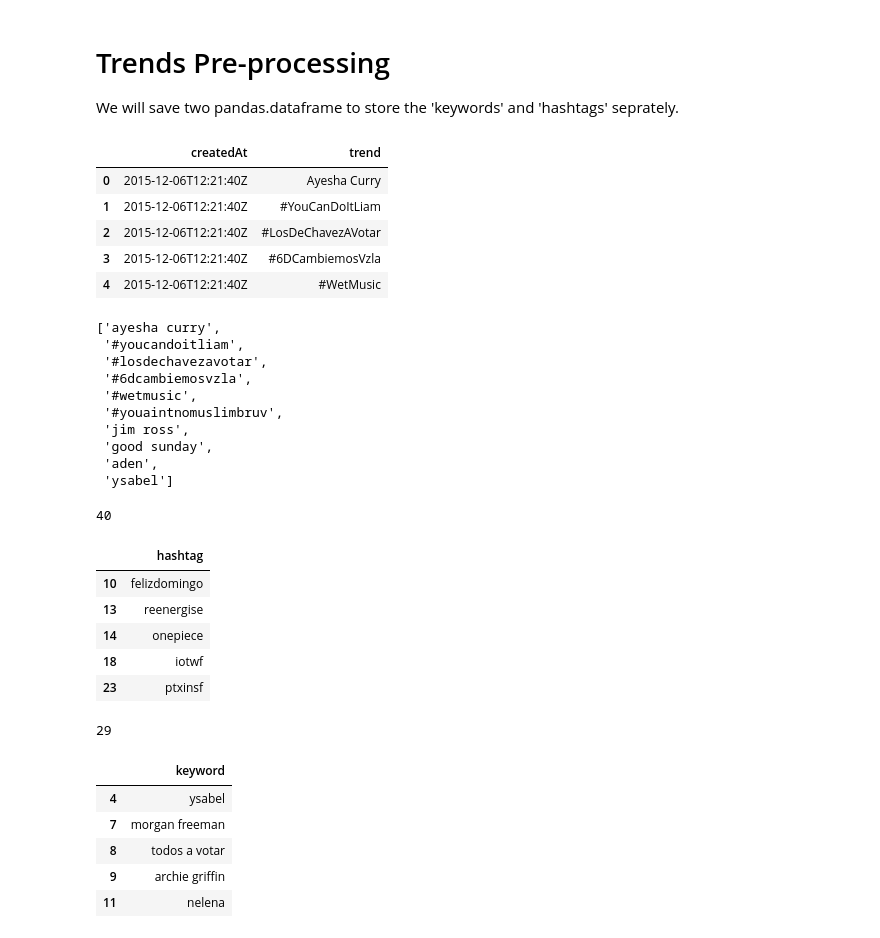
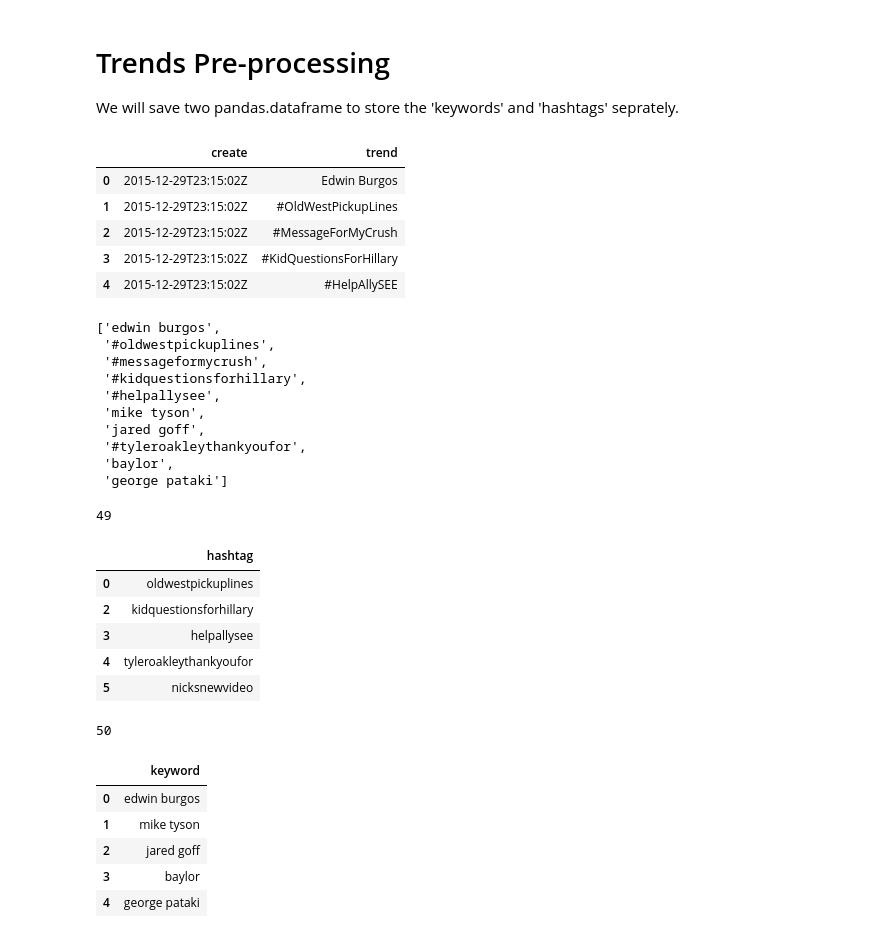
Before and after one commit to mydu/IIR, a Jupyter notebook: TwitterDataCleaning.ipynb, the cells around one changed output. Cells and saved outputs as stored; diff of their text form; code cells hidden in the pictures.

```diff
--- a/TwitterDataCleaning.ipynb
+++ b/TwitterDataCleaning.ipynb
@@ -106,54 +106,54 @@ TwitterData_cleaned[0:10]
 
 We will save two pandas.dataframe to store the 'keywords' and 'hashtags' seprately.
 # %%
-Trends = pd.read_csv("rawdata/trends/1206/Trends1206.csv",sep = ",", header = 0)
+Trends = pd.read_csv("rawdata/trends/1230/Trends1230.csv",sep = ",", header = 0)
 
 Trends.head()
 # %% [output]
-|  | createdAt | trend |
-| 0 | 2015-12-06T12:21:40Z | Ayesha Curry |
-| 1 | 2015-12-06T12:21:40Z | #YouCanDoItLiam |
-| 2 | 2015-12-06T12:21:40Z | #LosDeChavezAVotar |
-| 3 | 2015-12-06T12:21:40Z | #6DCambiemosVzla |
-| 4 | 2015-12-06T12:21:40Z | #WetMusic |
+|  | create | trend |
+| 0 | 2015-12-29T23:15:02Z | Edwin Burgos |
+| 1 | 2015-12-29T23:15:02Z | #OldWestPickupLines |
+| 2 | 2015-12-29T23:15:02Z | #MessageForMyCrush |
+| 3 | 2015-12-29T23:15:02Z | #KidQuestionsForHillary |
+| 4 | 2015-12-29T23:15:02Z | #HelpAllySEE |
 # %%
 ListTrends =[str(hashtag).lower() for hashtag in Trends.trend.values]
 ListTrends[0:10]
 # %% [output]
-['ayesha curry',
- '#youcandoitliam',
- '#losdechavezavotar',
- '#6dcambiemosvzla',
- '#wetmusic',
- '#youaintnomuslimbruv',
- 'jim ross',
- 'good sunday',
- 'aden',
- 'ysabel']
+['edwin burgos',
+ '#oldwestpickuplines',
+ '#messageformycrush',
+ '#kidquestionsforhillary',
+ '#helpallysee',
+ 'mike tyson',
+ 'jared goff',
+ '#tyleroakleythankyoufor',
+ 'baylor',
+ 'george pataki']
 # %%
 Hashtags_cleaned = pd.DataFrame({"hashtag": [word[1:] for word in ListTrends if "#" in word]})
 Hashtags_cleaned = Hashtags_cleaned.drop_duplicates(subset='hashtag',keep='last')
 print len(Hashtags_cleaned)
 Hashtags_cleaned.head()
 # %% [output]
-40
+49
 |  | hashtag |
-| 10 | felizdomingo |
-| 13 | reenergise |
-| 14 | onepiece |
-| 18 | iotwf |
-| 23 | ptxinsf |
+| 0 | oldwestpickuplines |
+| 2 | kidquestionsforhillary |
+| 3 | helpallysee |
+| 4 | tyleroakleythankyoufor |
+| 5 | nicksnewvideo |
 # %%
 Keywords_cleaned = pd.DataFrame({"keyword": [word for word in ListTrends if "#" not in word]})
 Keywords_cleaned = Keywords_cleaned.drop_duplicates(subset='keyword',keep='last')
 print len(Keywords_cleaned)
 Keywords_cleaned.head()
 # %% [output]
-29
+50
 |  | keyword |
-| 4 | ysabel |
-| 7 | morgan freeman |
-| 8 | todos a votar |
-| 9 | archie griffin |
-| 11 | nelena |
+| 0 | edwin burgos |
+| 1 | mike tyson |
+| 2 | jared goff |
+| 3 | baylor |
+| 4 | george pataki |
 # %%
```
Also changed, not shown: parts of 7 cells of this notebook, 25 other files.
